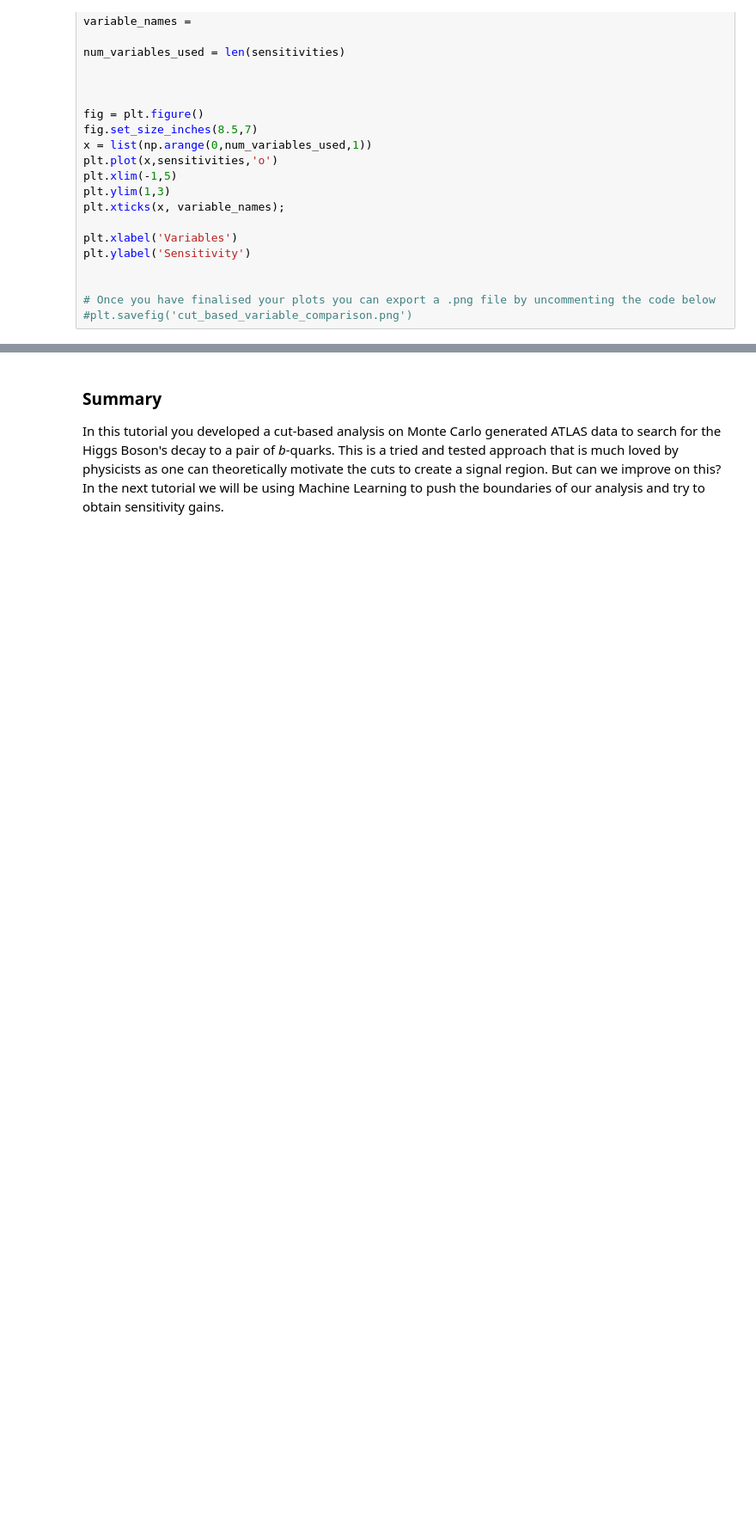
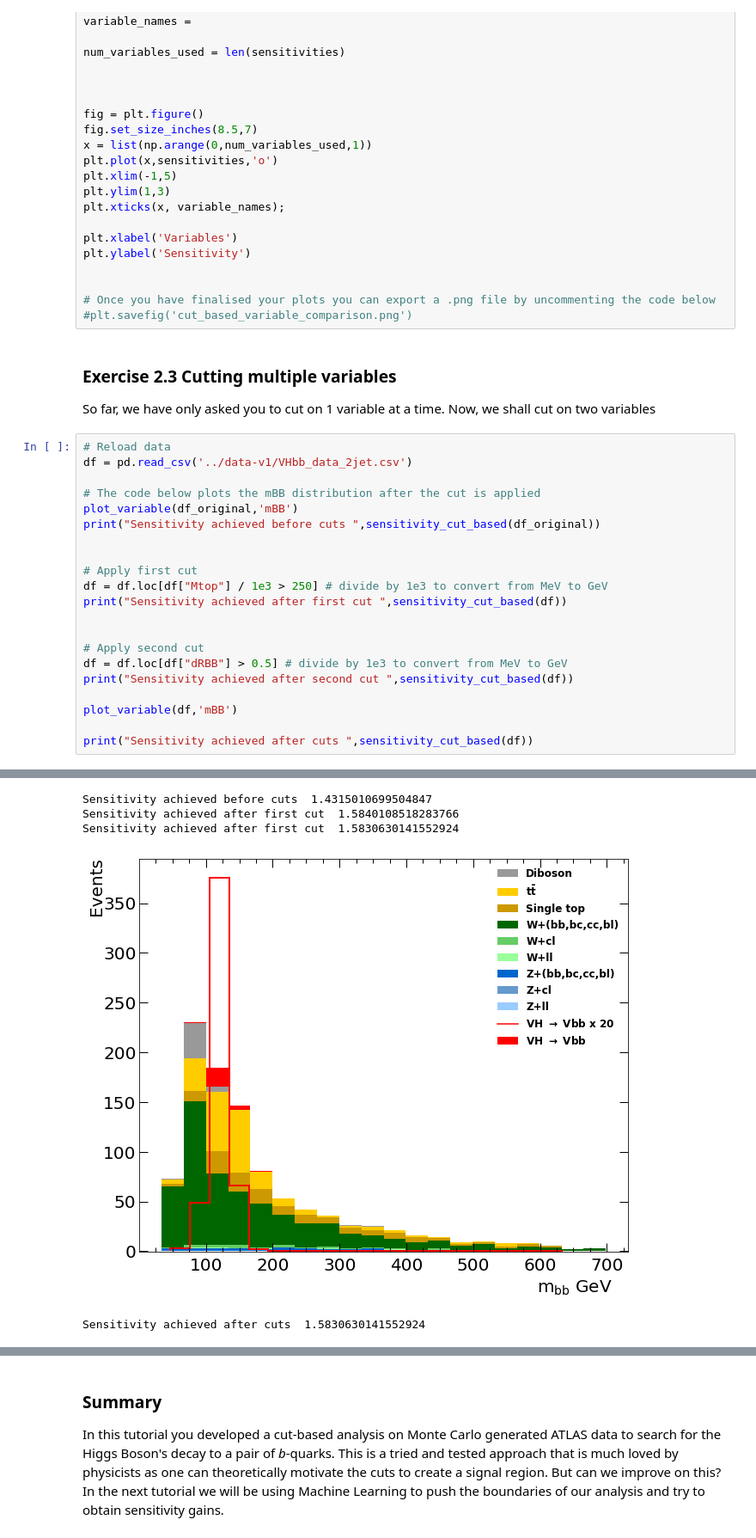
Before and after one commit to nikitapond/in2HEP, a Jupyter notebook: notebooks/ATLAS Cut Based.ipynb, the cells around one changed output, grey strips where cells are left out. Shown at 86% size. Drawn from its saved outputs; the diff is of its cells as text; blank space fills up the shorter version.

```diff
--- a/notebooks/ATLAS Cut Based.ipynb
+++ b/notebooks/ATLAS Cut Based.ipynb
@@ -176,3 +177,29 @@ plt.ylabel('Sensitivity')
 
 # Once you have finalised your plots you can export a .png file by uncommenting the code below
 #plt.savefig('cut_based_variable_comparison.png')
+# %% [markdown]
+### Exercise 2.3 Cutting multiple variables
+
+So far, we have only asked you to cut on 1 variable at a time. Now, we shall cut on two variables
+# %%
+# Reload data
+df = pd.read_csv('../data-v1/VHbb_data_2jet.csv')
+
+# The code below plots the mBB distribution after the cut is applied
+plot_variable(df_original,'mBB')
+print("Sensitivity achieved before cuts ",sensitivity_cut_based(df_original))
+
+
+# Apply first cut
+df = df.loc[df["Mtop"] / 1e3 > 250] # divide by 1e3 to convert from MeV to GeV
+print("Sensitivity achieved after first cut ",sensitivity_cut_based(df))
+
+
+# Apply second cut
+df = df.loc[df["dRBB"] > 0.5] # divide by 1e3 to convert from MeV to GeV
+print("Sensitivity achieved after second cut ",sensitivity_cut_based(df))
+
+plot_variable(df,'mBB')
+
+print("Sensitivity achieved after cuts ",sensitivity_cut_based(df))
+# %% [output]
@@ -178,0 +207,5 @@ plt.ylabel('Sensitivity')
+Sensitivity achieved before cuts  1.4315010699504847
+Sensitivity achieved after first cut  1.5840108518283766
+Sensitivity achieved after first cut  1.5830630141552924
+[figure, added]
+Sensitivity achieved after cuts  1.5830630141552924
```
Also changed, not shown: parts of 6 cells of this notebook, 3 other files.
